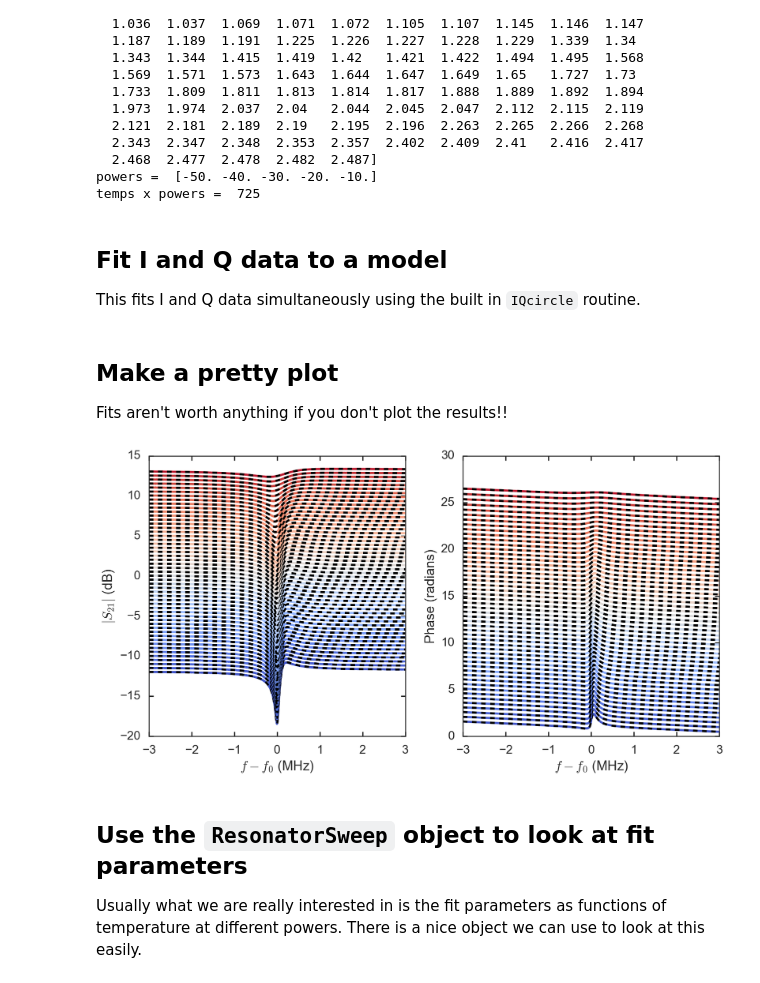
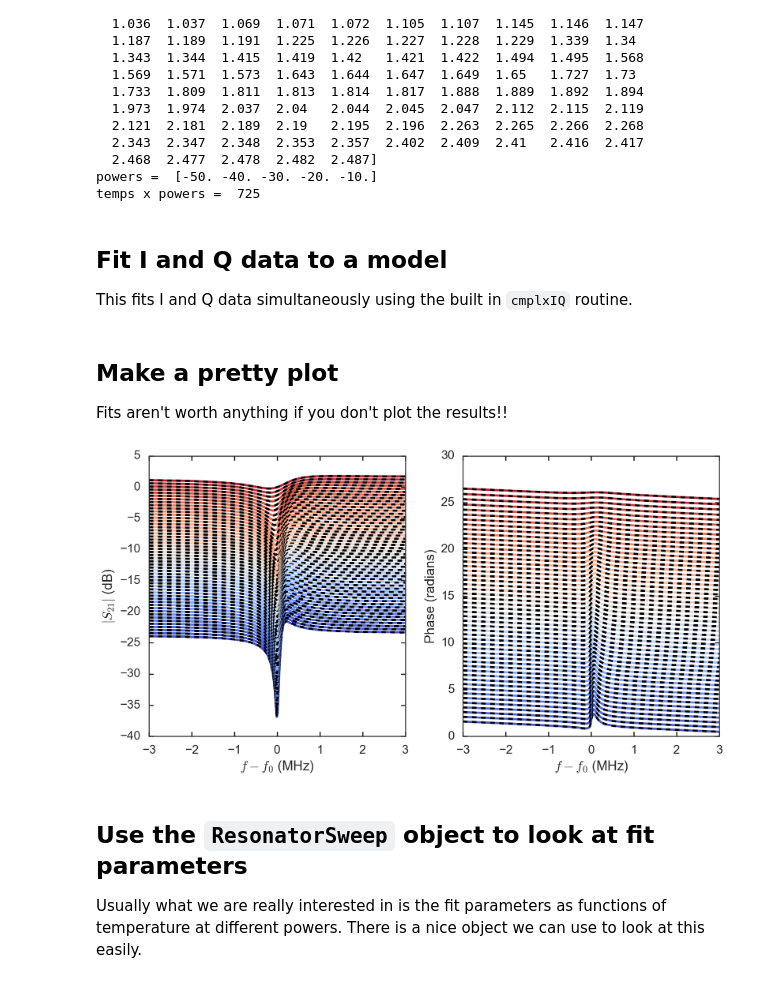
Before and after one commit to FaustinCarter/scraps, a Jupyter notebook: Example2-LotsOfData.ipynb, the cells around one changed output. Cells and saved outputs as stored; diff of their text form; code cells hidden in the pictures.

```diff
--- a/Example2-LotsOfData.ipynb
+++ b/Example2-LotsOfData.ipynb
@@ -94,14 +94,14 @@ temps x powers =  725
 # %% [markdown]
 Fit I and Q data to a model
 --------------
-This fits I and Q data simultaneously using the built in ``IQcircle`` routine.
+This fits I and Q data simultaneously using the built in ``cmplxIQ`` routine.
 # %%
 for res in resList:
     #Load in the params
-    res.load_params(pr.IQcircle_params)
+    res.load_params(pr.cmplxIQ_params)
 
     #Do the fit
-    res.do_lmfit(pr.IQcircle_fit)
+    res.do_lmfit(pr.cmplxIQ_fit)
 # %% [markdown]
 Make a pretty plot
 ---------
@@ -129,36 +129,36 @@ for index, tval in enumerate(tempsList):
 
     #grab the right resonator object from the list
     resIndex = pr.indexResList(resList, tval, pval)
 
     #There are more possible combinations of temp and pwr than there are resonators.
     #indexResList returns None if a combination is invalid.
     if resIndex is not None:
         res = resList[resIndex]
         resf0 = res.lmfit_result.params['f0'].value
-        axMag.plot((res.freq-resf0)*1e-6,10*np.log10(res.mag)+index2/2.0)
-        axMag.plot((res.freq-resf0)*1e-6,10*np.log10(res.resultMag)+index2/2.0, 'k--')
+        axMag.plot((res.freq-resf0)*1e-6,20*np.log10(res.mag)+index2/2.0)
+        axMag.plot((res.freq-resf0)*1e-6,20*np.log10(res.resultMag)+index2/2.0, 'k--')
 
         axPhase.plot((res.freq-resf0)*1e-6,res.phase+index2/2.0)
         axPhase.plot((res.freq-resf0)*1e-6,res.resultPhase+index2/2.0, 'k--')
 
         #Stack the next one up just a little bit more
         index2+=1
 
 axMag.set_xlabel('$f-f_0$ (MHz)')
 axMag.set_ylabel('$|S_{21}|$ (dB)')
 
 #Comment this out if you want to see the full curves
 axMag.set_xlim(-3,3)
 
 axPhase.set_xlabel('$f-f_0$ (MHz)')
 axPhase.set_ylabel('Phase (radians)')
 
 #Comment this out if you want to see the full curves
 axPhase.set_xlim(-3,3)
 
 figA.tight_layout()
 # %% [output]
-[figure, old version]
+[figure, new version]
 # %%
 #Save that figure in the local directory. You worked hard for it!
 figA.savefig('Mag-and-Phase-E2.png')
```
Also changed, not shown: 4 other files.
